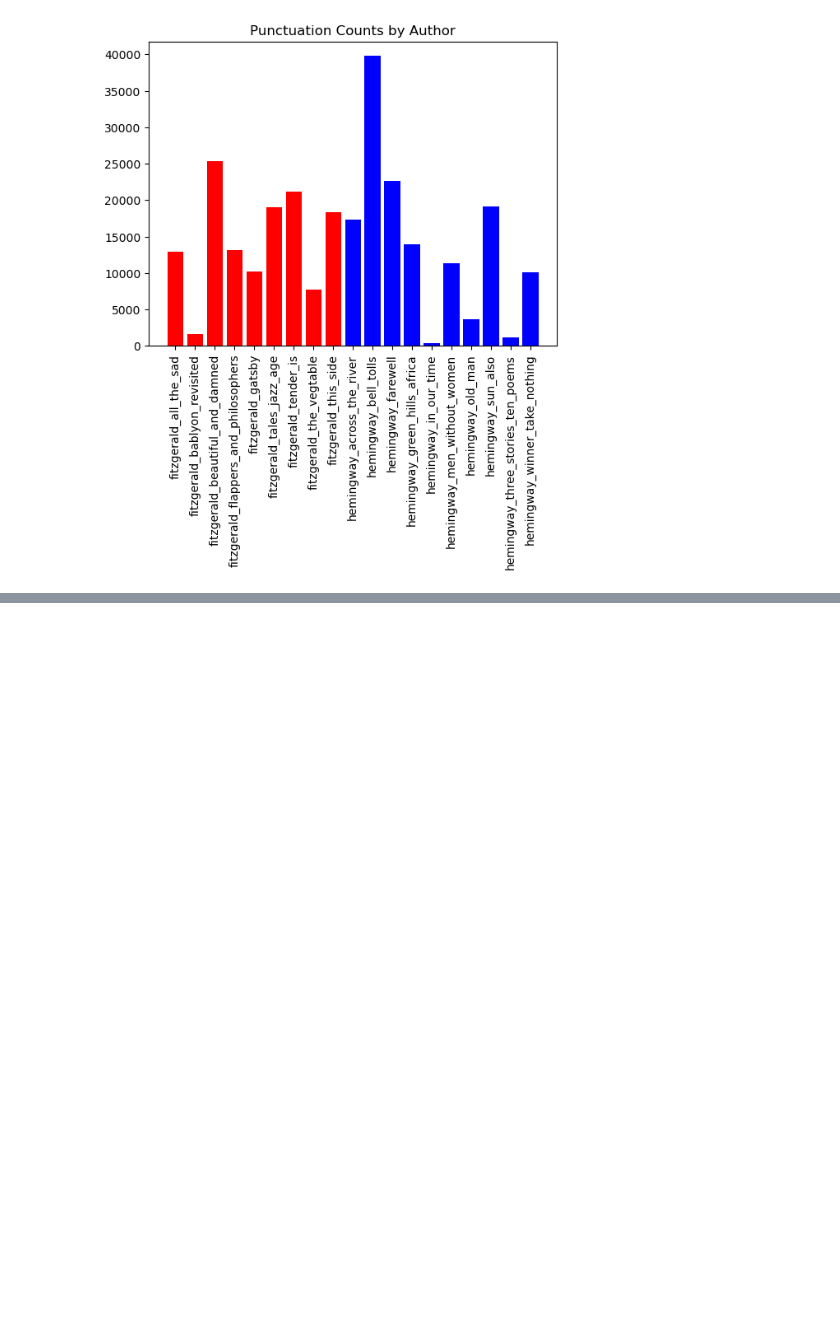
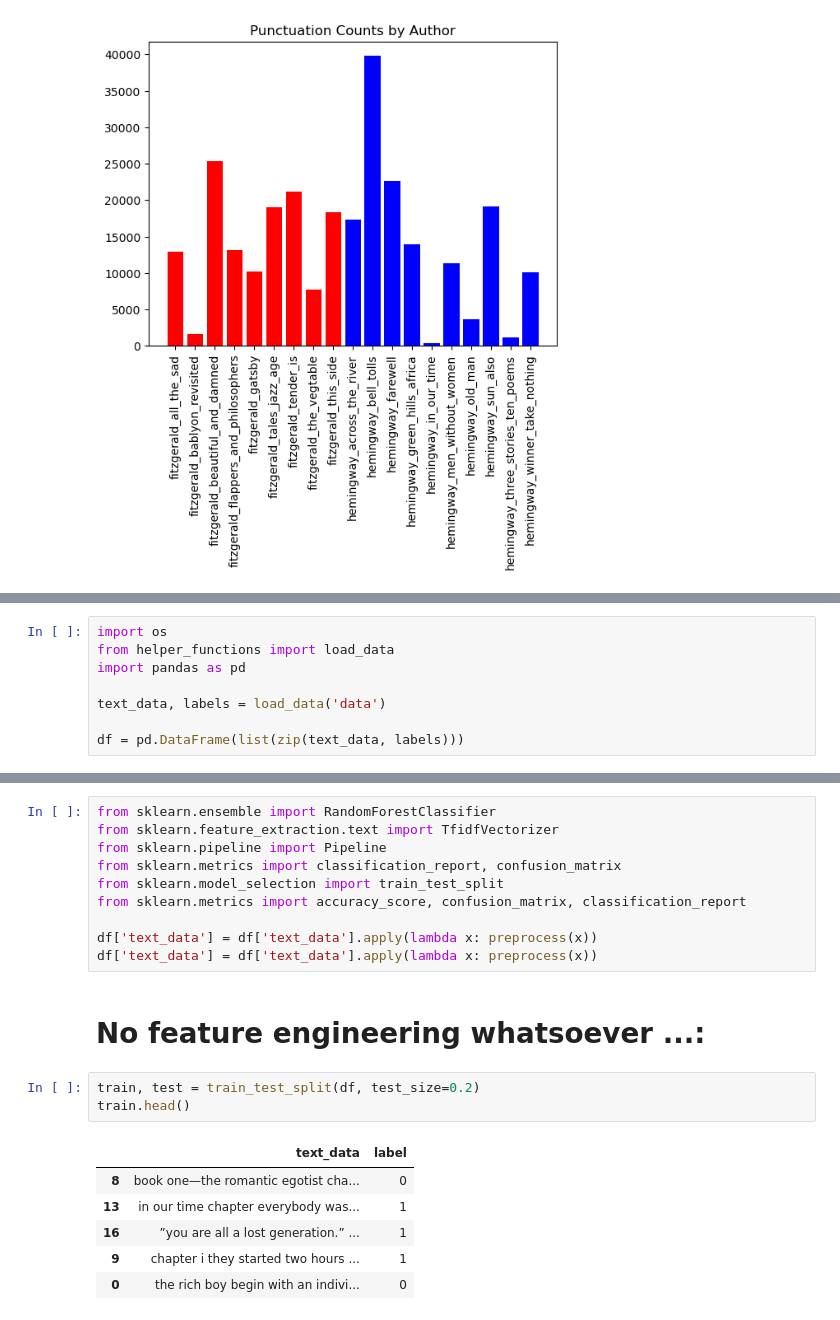
Before and after one commit to kspicer80/fitzgerald_hemingway, a Jupyter notebook: part_of_speech_analysis.ipynb, the cells around one changed output, grey strips where cells are left out. Saved outputs shown, nothing was run; the diff lists cells and outputs as text; blank space fills up the shorter version.

Commit message:
classifier working with features just fine

```diff
--- a/part_of_speech_analysis.ipynb
+++ b/part_of_speech_analysis.ipynb
@@ -265,0 +295,8 @@ Text(0.5, 1.0, 'Punctuation Counts by Author')
+# %%
+import os
+from helper_functions import load_data
+import pandas as pd
+
+text_data, labels = load_data('data')
+
+df = pd.DataFrame(list(zip(text_data, labels)))
@@ -265,0 +322,22 @@ Text(0.5, 1.0, 'Punctuation Counts by Author')
+# %%
+from sklearn.ensemble import RandomForestClassifier
+from sklearn.feature_extraction.text import TfidfVectorizer
+from sklearn.pipeline import Pipeline
+from sklearn.metrics import classification_report, confusion_matrix
+from sklearn.model_selection import train_test_split
+from sklearn.metrics import accuracy_score, confusion_matrix, classification_report
+
+df['text_data'] = df['text_data'].apply(lambda x: preprocess(x))
+df['text_data'] = df['text_data'].apply(lambda x: preprocess(x))
+# %% [markdown]
+# No feature engineering whatsoever ...:
+# %%
+train, test = train_test_split(df, test_size=0.2)
+train.head()
+# %% [output]
+|  | text_data | label |
+| 8 | book one—the romantic egotist cha... | 0 |
+| 13 | in our time chapter everybody was... | 1 |
+| 16 | ”you are all a lost generation.” ... | 1 |
+| 9 | chapter i they started two hours ... | 1 |
+| 0 | the rich boy begin with an indivi... | 0 |
```
Also changed, not shown: parts of 20 cells of this notebook, 1 other file.
